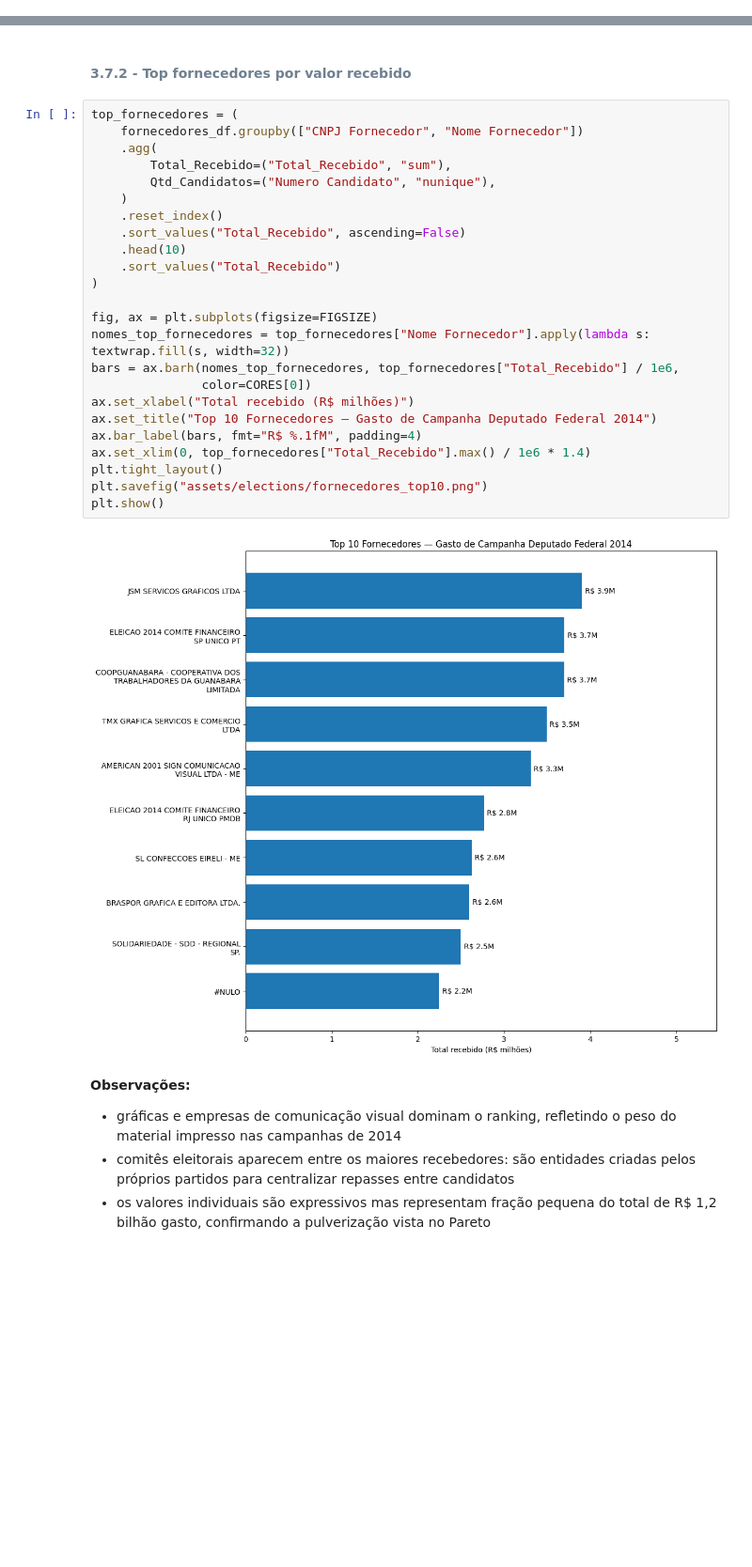
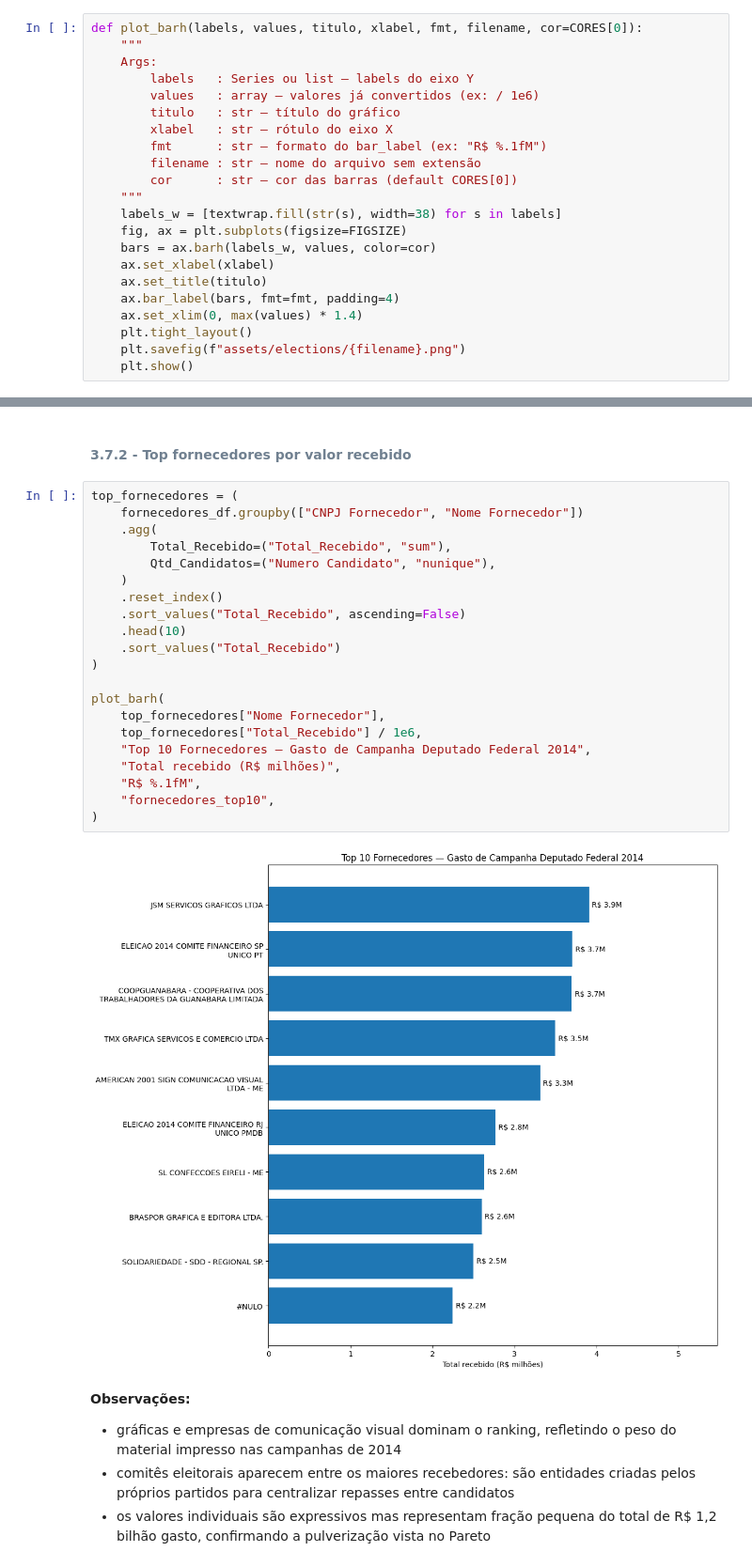
Before and after one commit to heitorctmba/MBA-01-estatistica-projeto_final, a Jupyter notebook: elections.ipynb, the cells around one changed output, grey strips where cells are left out. Shown at 94% size. Cells and saved outputs as stored; diff of their text form; blank space fills up the shorter version.

```diff
--- a/elections.ipynb
+++ b/elections.ipynb
@@ -235,0 +238,22 @@ def tabela_gasto_vs_votos(df, titulo, estados=None):
+# %%
+def plot_barh(labels, values, titulo, xlabel, fmt, filename, cor=CORES[0]):
+    """
+    Args:
+        labels   : Series ou list — labels do eixo Y
+        values   : array — valores já convertidos (ex: / 1e6)
+        titulo   : str — título do gráfico
+        xlabel   : str — rótulo do eixo X
+        fmt      : str — formato do bar_label (ex: "R$ %.1fM")
+        filename : str — nome do arquivo sem extensão
+        cor      : str — cor das barras (default CORES[0])
+    """
+    labels_w = [textwrap.fill(str(s), width=38) for s in labels]
+    fig, ax = plt.subplots(figsize=FIGSIZE)
+    bars = ax.barh(labels_w, values, color=cor)
+    ax.set_xlabel(xlabel)
+    ax.set_title(titulo)
+    ax.bar_label(bars, fmt=fmt, padding=4)
+    ax.set_xlim(0, max(values) * 1.4)
+    plt.tight_layout()
+    plt.savefig(f"assets/elections/{filename}.png")
+    plt.show()
@@ -948,29 +1026,26 @@ plt.show()
 # %%
 top_fornecedores = (
     fornecedores_df.groupby(["CNPJ Fornecedor", "Nome Fornecedor"])
     .agg(
         Total_Recebido=("Total_Recebido", "sum"),
         Qtd_Candidatos=("Numero Candidato", "nunique"),
     )
     .reset_index()
     .sort_values("Total_Recebido", ascending=False)
     .head(10)
     .sort_values("Total_Recebido")
 )
 
-fig, ax = plt.subplots(figsize=FIGSIZE)
-nomes_top_fornecedores = top_fornecedores["Nome Fornecedor"].apply(lambda s: textwrap.fill(s, width=32))
-bars = ax.barh(nomes_top_fornecedores, top_fornecedores["Total_Recebido"] / 1e6,
-               color=CORES[0])
-ax.set_xlabel("Total recebido (R$ milhões)")
-ax.set_title("Top 10 Fornecedores — Gasto de Campanha Deputado Federal 2014")
-ax.bar_label(bars, fmt="R$ %.1fM", padding=4)
-ax.set_xlim(0, top_fornecedores["Total_Recebido"].max() / 1e6 * 1.4)
-plt.tight_layout()
-plt.savefig("assets/elections/fornecedores_top10.png")
-plt.show()
+plot_barh(
+    top_fornecedores["Nome Fornecedor"],
+    top_fornecedores["Total_Recebido"] / 1e6,
+    "Top 10 Fornecedores — Gasto de Campanha Deputado Federal 2014",
+    "Total recebido (R$ milhões)",
+    "R$ %.1fM",
+    "fornecedores_top10",
+)
 # %% [output]
-[figure, old version]
+[figure, new version]
 # %% [markdown]
 **Observações:**
 - gráficas e empresas de comunicação visual dominam o ranking, refletindo o peso do material impresso nas campanhas de 2014
```
Also changed, not shown: parts of 41 cells of this notebook, 5 other files.
